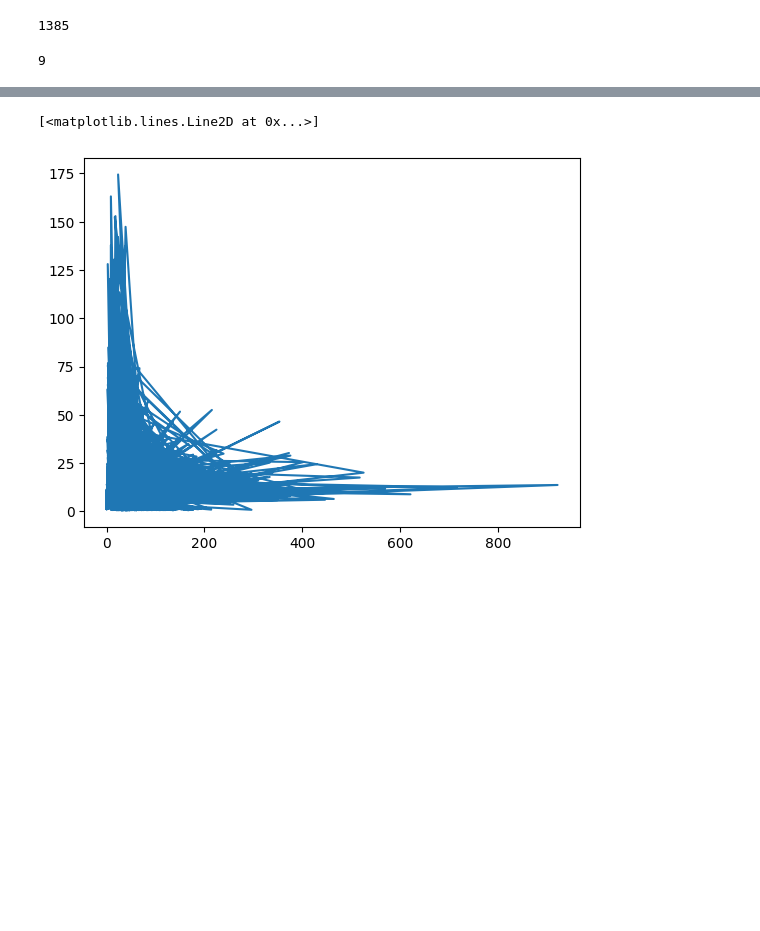
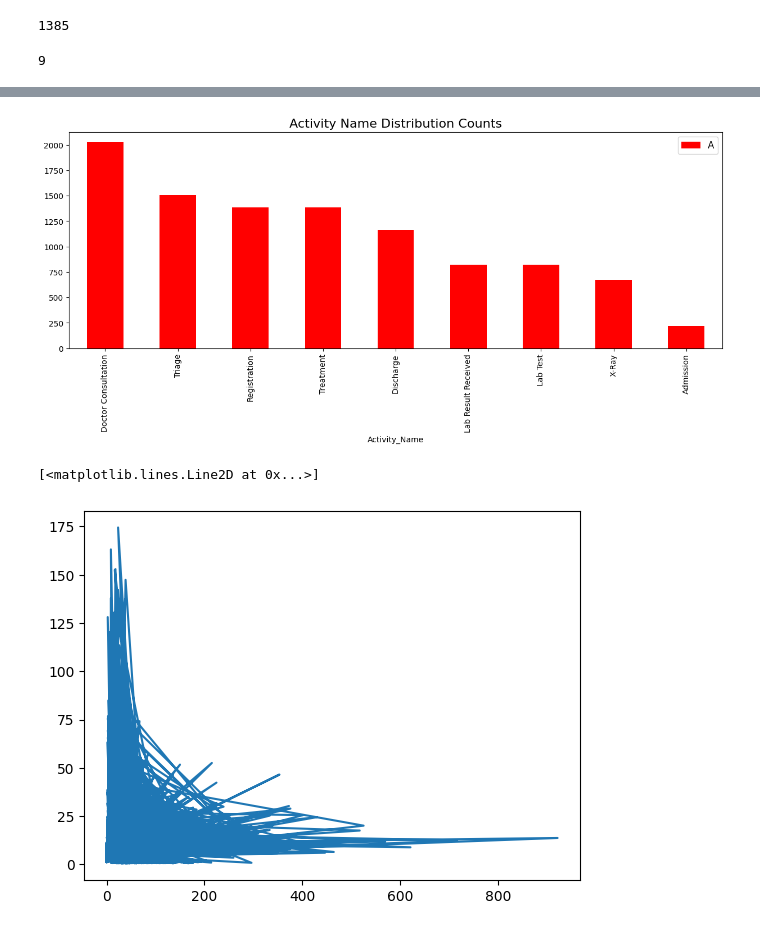
Before and after one commit to udayupmanyuu-spec/infotact-projects, a Jupyter notebook: Notebook/01_Dataset_understanding.ipynb, the cells around one changed output, grey strips where cells are left out. Cells and saved outputs as stored; diff of their text form; code cells hidden in the pictures; blank space fills up the shorter version.

```diff
--- a/Notebook/01_Dataset_understanding.ipynb
+++ b/Notebook/01_Dataset_understanding.ipynb
@@ -128,0 +160,6 @@ data['Activity_Name'].nunique()
+# %%
+data['Activity_Name'].value_counts().plot(kind='bar', figsize=(15, 5), color='red')
+plt.title('Activity Name Distribution Counts', fontsize=16)
+plt.show()
+# %% [output]
+[figure, added]
```
Also changed, not shown: parts of 4 cells of this notebook.
